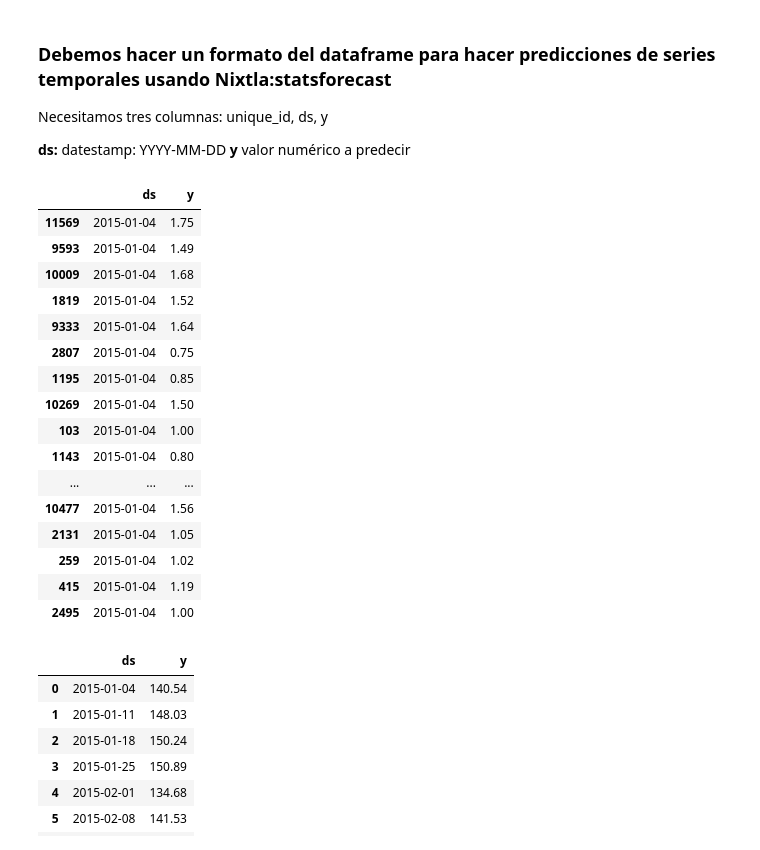
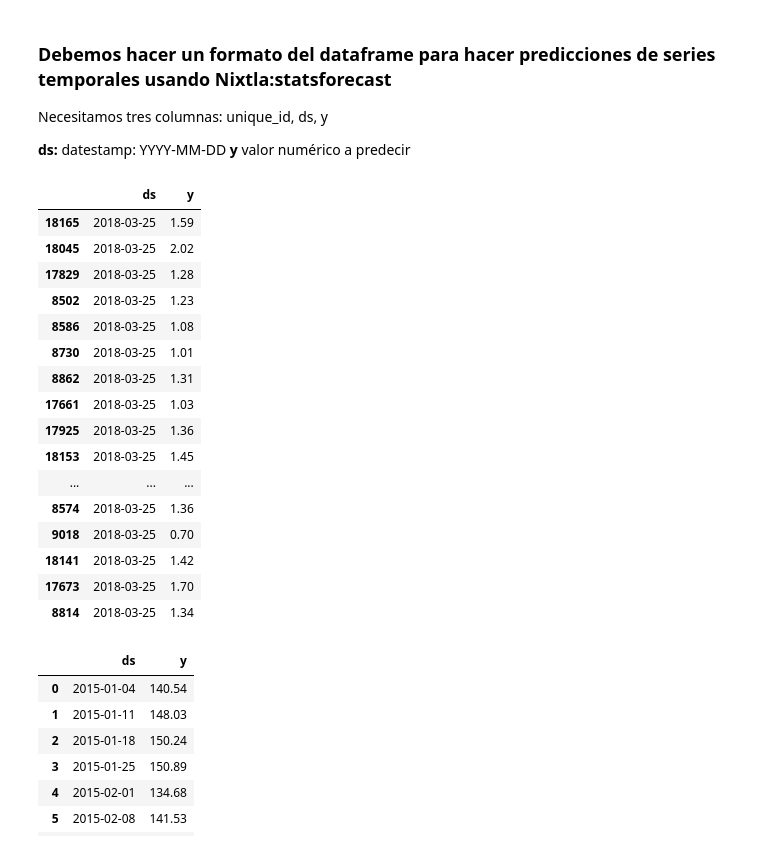
Before and after one commit to ahenao/curso_uoc, a Jupyter notebook: laboratorios/lab_prov/regresion/mini_proyecto.ipynb, the cells around one changed output. Saved outputs shown, nothing was run; the diff lists cells and outputs as text; code cells hidden in the pictures.

```diff
--- a/laboratorios/lab_prov/regresion/mini_proyecto.ipynb
+++ b/laboratorios/lab_prov/regresion/mini_proyecto.ipynb
@@ -302,26 +477,26 @@ aguacate_nixtla_df = aguacate_df[["Date", "AveragePrice"]]
 # %%
 aguacate_nixtla_df = aguacate_nixtla_df.rename(columns={"Date": "ds", "AveragePrice": "y"})
 aguacate_nixtla_df["ds"] = pd.to_datetime(aguacate_nixtla_df["ds"])
 aguacate_nixtla_df = aguacate_nixtla_df.sort_values(by = "ds")
-aguacate_nixtla_df.head(20)
+aguacate_nixtla_df.tail(20)
 # %% [output]
 |  | ds | y |
-| 11569 | 2015-01-04 | 1.75 |
-| 9593 | 2015-01-04 | 1.49 |
-| 10009 | 2015-01-04 | 1.68 |
-| 1819 | 2015-01-04 | 1.52 |
-| 9333 | 2015-01-04 | 1.64 |
-| 2807 | 2015-01-04 | 0.75 |
-| 1195 | 2015-01-04 | 0.85 |
-| 10269 | 2015-01-04 | 1.50 |
-| 103 | 2015-01-04 | 1.00 |
-| 1143 | 2015-01-04 | 0.80 |
+| 18165 | 2018-03-25 | 1.59 |
+| 18045 | 2018-03-25 | 2.02 |
+| 17829 | 2018-03-25 | 1.28 |
+| 8502 | 2018-03-25 | 1.23 |
+| 8586 | 2018-03-25 | 1.08 |
+| 8730 | 2018-03-25 | 1.01 |
+| 8862 | 2018-03-25 | 1.31 |
+| 17661 | 2018-03-25 | 1.03 |
+| 17925 | 2018-03-25 | 1.36 |
+| 18153 | 2018-03-25 | 1.45 |
 | ... | ... | ... |
-| 10477 | 2015-01-04 | 1.56 |
-| 2131 | 2015-01-04 | 1.05 |
-| 259 | 2015-01-04 | 1.02 |
-| 415 | 2015-01-04 | 1.19 |
-| 2495 | 2015-01-04 | 1.00 |
+| 8574 | 2018-03-25 | 1.36 |
+| 9018 | 2018-03-25 | 0.70 |
+| 18141 | 2018-03-25 | 1.42 |
+| 17673 | 2018-03-25 | 1.70 |
+| 8814 | 2018-03-25 | 1.34 |
 # %%
 df_agrupado = aguacate_nixtla_df.groupby('ds', as_index=False).agg({'y': 'sum'})
 df_agrupado.head(30)
```
Also changed, not shown: parts of 13 cells of this notebook.
